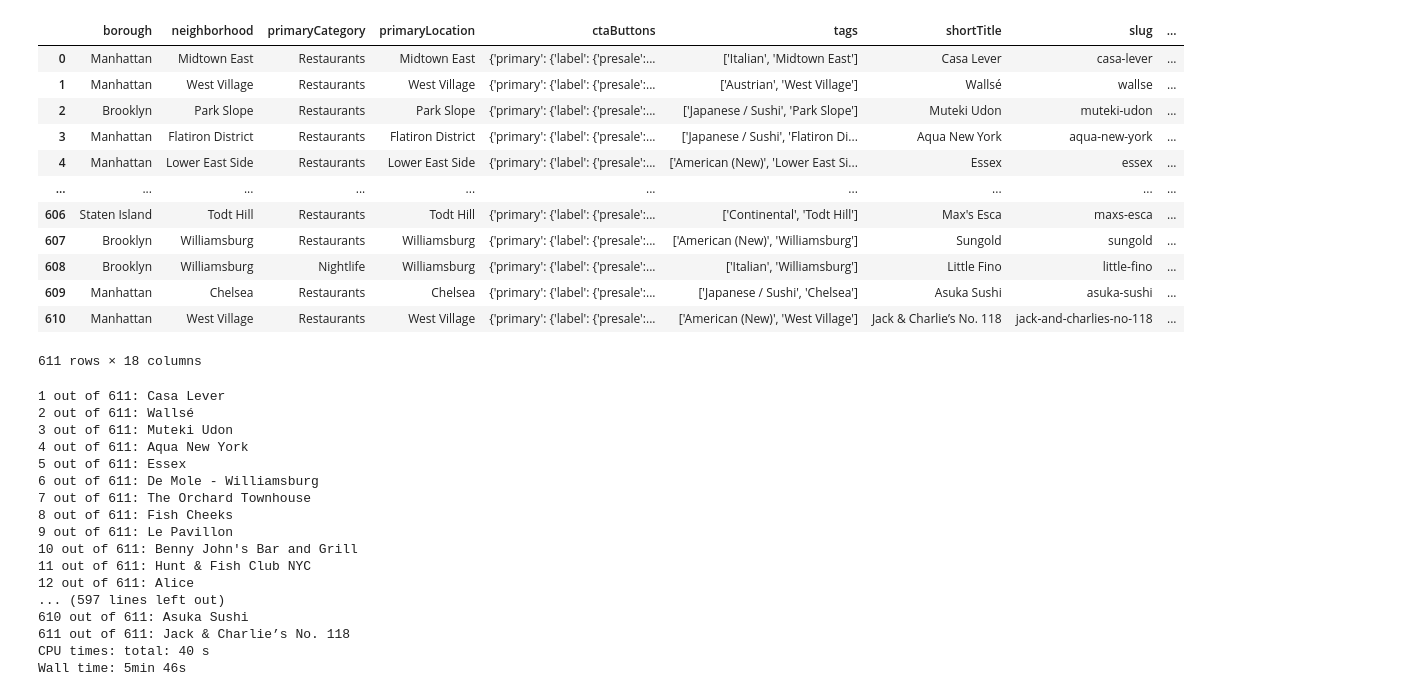
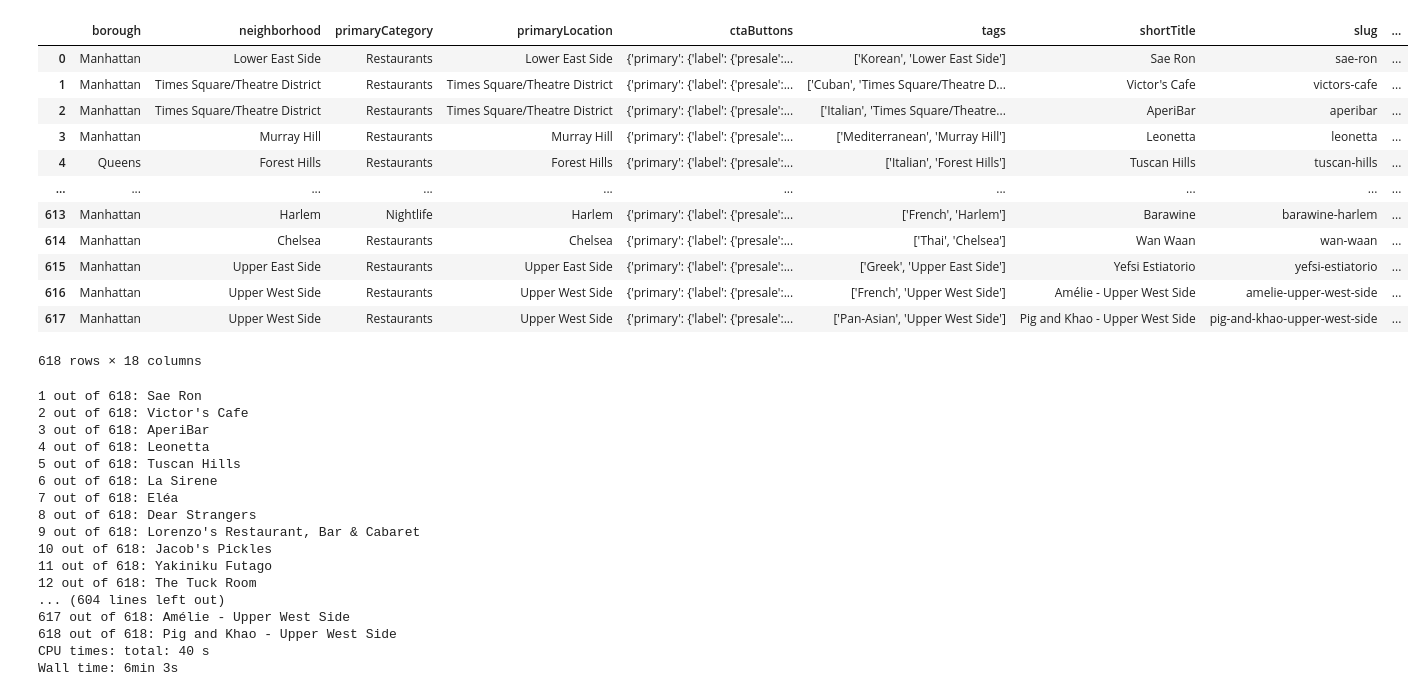
Before and after one commit to asdfblarg/NYC-Restaurant-Week-Map, a Jupyter notebook: summer_2025/get_rest_page_data-final.ipynb, the cells around one changed output. Cells and saved outputs as stored; diff of their text form; code cells hidden in the pictures.

Commit message:
update script with new restaurants

```diff
--- a/summer_2025/get_rest_page_data-final.ipynb
+++ b/summer_2025/get_rest_page_data-final.ipynb
@@ -5,22 +5,22 @@ import json
 import ast
 from bs4 import BeautifulSoup
 # %%
-restaurant_data_df = pd.read_excel("rw_resturants_2025-07_v2.xlsx")
+restaurant_data_df = pd.read_excel("rw_resturants_2025-07_v3.xlsx")
 restaurant_data_df
 # %% [output]
 |  | borough | neighborhood | primaryCategory | primaryLocation | ctaButtons | tags | shortTitle | slug | ... |
-| 0 | Manhattan | Midtown East | Restaurants | Midtown East | {'primary': {'label': {'presale':... | ['Italian', 'Midtown East'] | Casa Lever | casa-lever | ... |
-| 1 | Manhattan | West Village | Restaurants | West Village | {'primary': {'label': {'presale':... | ['Austrian', 'West Village'] | Wallsé | wallse | ... |
-| 2 | Brooklyn | Park Slope | Restaurants | Park Slope | {'primary': {'label': {'presale':... | ['Japanese / Sushi', 'Park Slope'] | Muteki Udon | muteki-udon | ... |
-| 3 | Manhattan | Flatiron District | Restaurants | Flatiron District | {'primary': {'label': {'presale':... | ['Japanese / Sushi', 'Flatiron Di... | Aqua New York | aqua-new-york | ... |
-| 4 | Manhattan | Lower East Side | Restaurants | Lower East Side | {'primary': {'label': {'presale':... | ['American (New)', 'Lower East Si... | Essex | essex | ... |
+| 0 | Manhattan | Lower East Side | Restaurants | Lower East Side | {'primary': {'label': {'presale':... | ['Korean', 'Lower East Side'] | Sae Ron | sae-ron | ... |
+| 1 | Manhattan | Times Square/Theatre District | Restaurants | Times Square/Theatre District | {'primary': {'label': {'presale':... | ['Cuban', 'Times Square/Theatre D... | Victor's Cafe | victors-cafe | ... |
+| 2 | Manhattan | Times Square/Theatre District | Restaurants | Times Square/Theatre District | {'primary': {'label': {'presale':... | ['Italian', 'Times Square/Theatre... | AperiBar | aperibar | ... |
+| 3 | Manhattan | Murray Hill | Restaurants | Murray Hill | {'primary': {'label': {'presale':... | ['Mediterranean', 'Murray Hill'] | Leonetta | leonetta | ... |
+| 4 | Queens | Forest Hills | Restaurants | Forest Hills | {'primary': {'label': {'presale':... | ['Italian', 'Forest Hills'] | Tuscan Hills | tuscan-hills | ... |
 | ... | ... | ... | ... | ... | ... | ... | ... | ... | ... |
-| 606 | Staten Island | Todt Hill | Restaurants | Todt Hill | {'primary': {'label': {'presale':... | ['Continental', 'Todt Hill'] | Max's Esca | maxs-esca | ... |
-| 607 | Brooklyn | Williamsburg | Restaurants | Williamsburg | {'primary': {'label': {'presale':... | ['American (New)', 'Williamsburg'] | Sungold | sungold | ... |
-| 608 | Brooklyn | Williamsburg | Nightlife | Williamsburg | {'primary': {'label': {'presale':... | ['Italian', 'Williamsburg'] | Little Fino | little-fino | ... |
-| 609 | Manhattan | Chelsea | Restaurants | Chelsea | {'primary': {'label': {'presale':... | ['Japanese / Sushi', 'Chelsea'] | Asuka Sushi | asuka-sushi | ... |
-| 610 | Manhattan | West Village | Restaurants | West Village | {'primary': {'label': {'presale':... | ['American (New)', 'West Village'] | Jack & Charlie’s No. 118 | jack-and-charlies-no-118 | ... |
+| 613 | Manhattan | Harlem | Nightlife | Harlem | {'primary': {'label': {'presale':... | ['French', 'Harlem'] | Barawine | barawine-harlem | ... |
+| 614 | Manhattan | Chelsea | Restaurants | Chelsea | {'primary': {'label': {'presale':... | ['Thai', 'Chelsea'] | Wan Waan | wan-waan | ... |
+| 615 | Manhattan | Upper East Side | Restaurants | Upper East Side | {'primary': {'label': {'presale':... | ['Greek', 'Upper East Side'] | Yefsi Estiatorio | yefsi-estiatorio | ... |
+| 616 | Manhattan | Upper West Side | Restaurants | Upper West Side | {'primary': {'label': {'presale':... | ['French', 'Upper West Side'] | Amélie - Upper West Side | amelie-upper-west-side | ... |
+| 617 | Manhattan | Upper West Side | Restaurants | Upper West Side | {'primary': {'label': {'presale':... | ['Pan-Asian', 'Upper West Side'] | Pig and Khao - Upper West Side | pig-and-khao-upper-west-side | ... |
-611 rows × 18 columns
+618 rows × 18 columns
 # %%
 def get_page_data(rest_week_site_url):
     page_data = {}
@@ -77,23 +77,23 @@ for index, restaurant in restaurant_data_df.iterrows():
     all_rest_data.append(rest_data)
     count += 1
 # %% [output]
-1 out of 611: Casa Lever
-2 out of 611: Wallsé
-3 out of 611: Muteki Udon
-4 out of 611: Aqua New York
-5 out of 611: Essex
-6 out of 611: De Mole - Williamsburg
-7 out of 611: The Orchard Townhouse
-8 out of 611: Fish Cheeks
-9 out of 611: Le Pavillon
-10 out of 611: Benny John's Bar and Grill
-11 out of 611: Hunt & Fish Club NYC
-12 out of 611: Alice
-... (597 lines left out)
-610 out of 611: Asuka Sushi
-611 out of 611: Jack & Charlie’s No. 118
+1 out of 618: Sae Ron
+2 out of 618: Victor's Cafe
+3 out of 618: AperiBar
+4 out of 618: Leonetta
+5 out of 618: Tuscan Hills
+6 out of 618: La Sirene
+7 out of 618: Eléa
+8 out of 618: Dear Strangers
+9 out of 618: Lorenzo's Restaurant, Bar & Cabaret
+10 out of 618: Jacob's Pickles
+11 out of 618: Yakiniku Futago
+12 out of 618: The Tuck Room
+... (604 lines left out)
+617 out of 618: Amélie - Upper West Side
+618 out of 618: Pig and Khao - Upper West Side
 CPU times: total: 40 s
-Wall time: 5min 46s
+Wall time: 6min 3s
 # %%
 all_rest_data_df = pd.DataFrame(all_rest_data)
 all_rest_data_df
```
Also changed, not shown: parts of 2 cells of this notebook, 3 other files.
